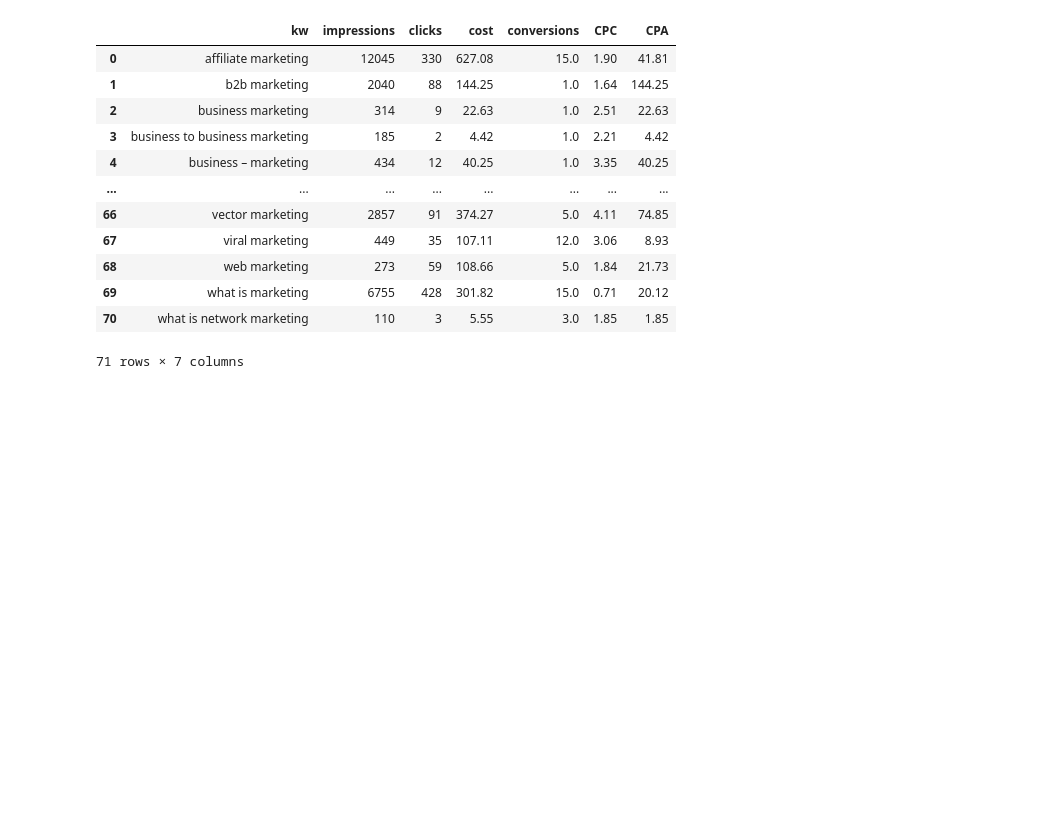
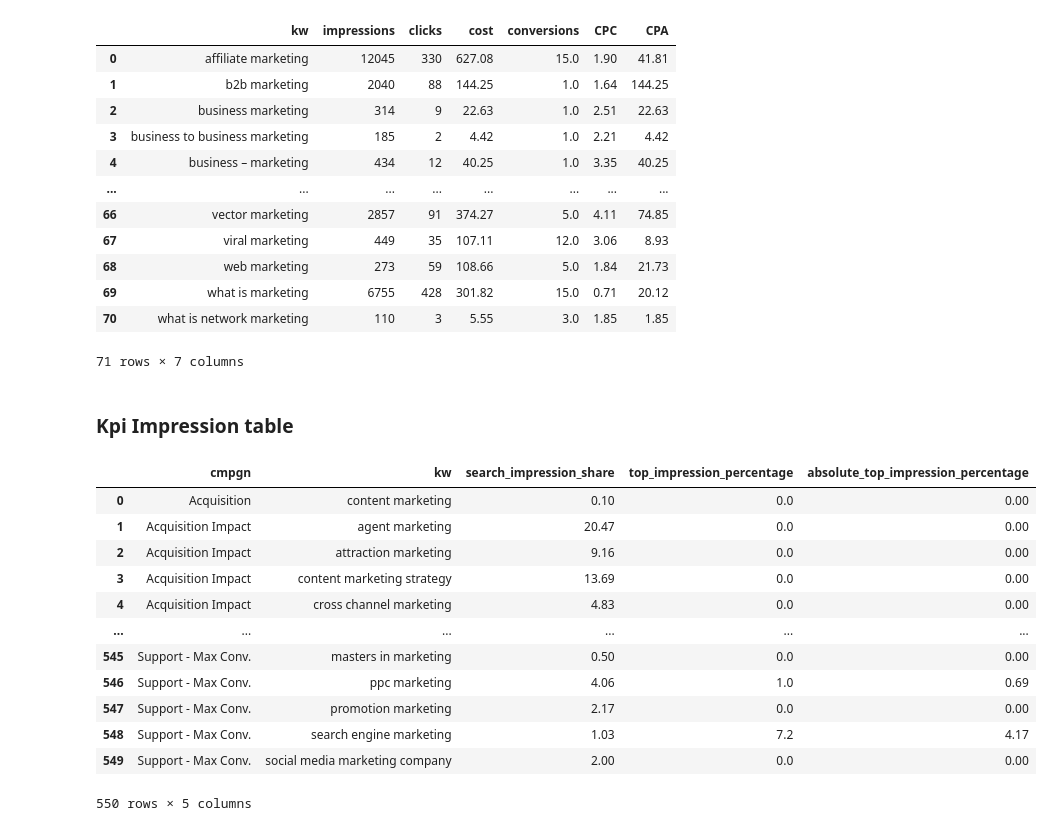
Before and after one commit to Maxterjs99/marketing_test, a Jupyter notebook: datamarketing.ipynb, the cells around one changed output. Cells and saved outputs as stored; diff of their text form; code cells hidden in the pictures; blank space fills up the shorter version.

```diff
--- a/datamarketing.ipynb
+++ b/datamarketing.ipynb
@@ -541,3 +541,27 @@ df3
 | 69 | what is marketing | 6755 | 428 | 301.82 | 15.0 | 0.71 | 20.12 |
 | 70 | what is network marketing | 110 | 3 | 5.55 | 3.0 | 1.85 | 1.85 |
 71 rows × 7 columns
+# %% [markdown]
+### Kpi Impression table
+# %%
+df4 = df1.groupby(['cmpgn', 'kw']).agg({
+    'search_impression_share': 'sum',
+    'top_impression_percentage': 'sum',
+    'absolute_top_impression_percentage': 'sum'
+}).reset_index()
+# %%
+df4
+# %% [output]
+|  | cmpgn | kw | search_impression_share | top_impression_percentage | absolute_top_impression_percentage |
+| 0 | Acquisition | content marketing | 0.10 | 0.0 | 0.00 |
+| 1 | Acquisition Impact | agent marketing | 20.47 | 0.0 | 0.00 |
+| 2 | Acquisition Impact | attraction marketing | 9.16 | 0.0 | 0.00 |
+| 3 | Acquisition Impact | content marketing strategy | 13.69 | 0.0 | 0.00 |
+| 4 | Acquisition Impact | cross channel marketing | 4.83 | 0.0 | 0.00 |
+| ... | ... | ... | ... | ... | ... |
+| 545 | Support - Max Conv. | masters in marketing | 0.50 | 0.0 | 0.00 |
+| 546 | Support - Max Conv. | ppc marketing | 4.06 | 1.0 | 0.69 |
+| 547 | Support - Max Conv. | promotion marketing | 2.17 | 0.0 | 0.00 |
+| 548 | Support - Max Conv. | search engine marketing | 1.03 | 7.2 | 4.17 |
+| 549 | Support - Max Conv. | social media marketing company | 2.00 | 0.0 | 0.00 |
+550 rows × 5 columns
```
Also changed, not shown: parts of 1 cell of this notebook, 1 other file.
